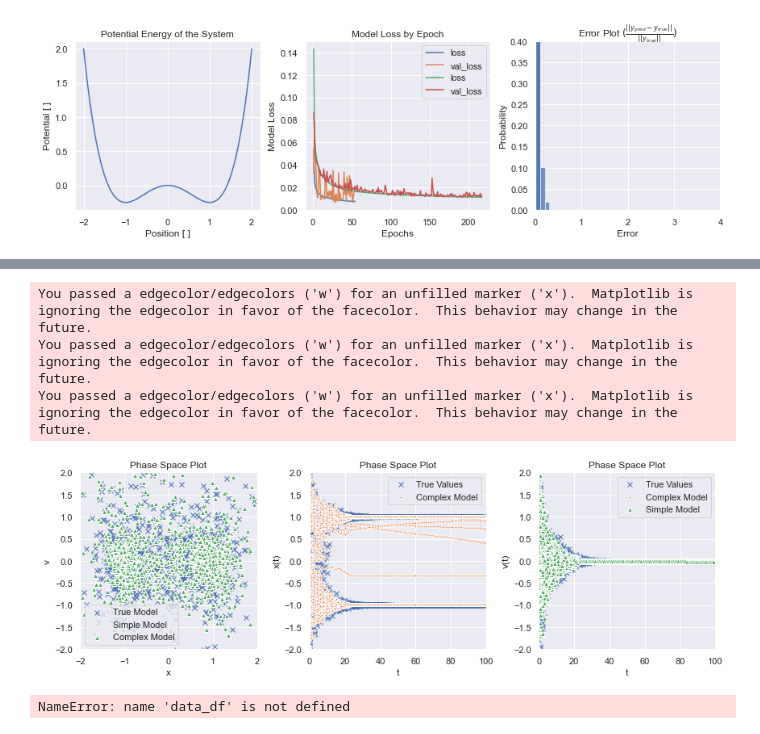
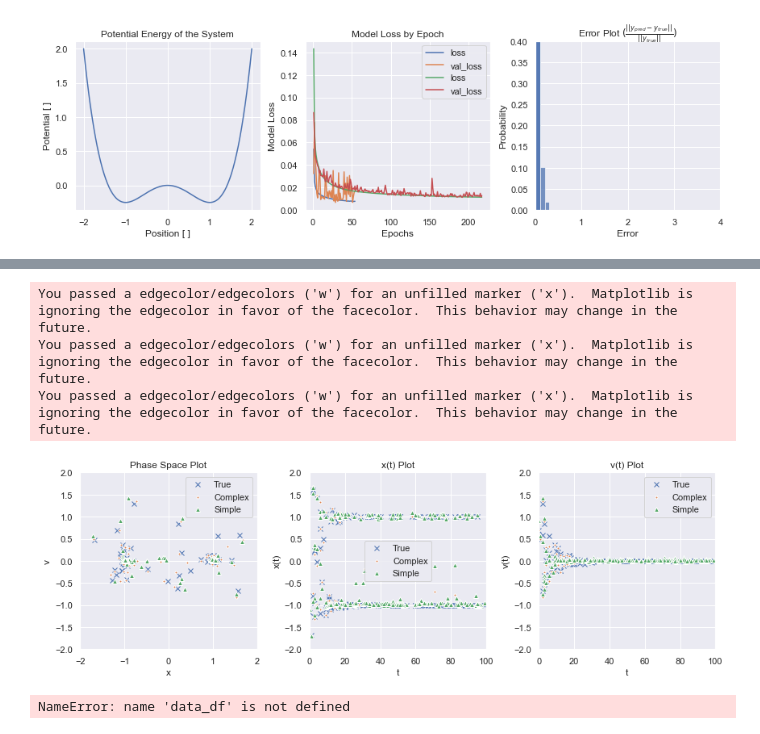
Before and after one commit to wgrosche/XAI, a Jupyter notebook: Plotting/Plotting_Notebook-Copy1.ipynb, the cells around one changed output, grey strips where cells are left out. Drawn from its saved outputs; the diff is of its cells as text; code cells hidden in the pictures.

```diff
--- a/Plotting/Plotting_Notebook-Copy1.ipynb
+++ b/Plotting/Plotting_Notebook-Copy1.ipynb
@@ -170,4 +215,10 @@ f.tight_layout()
+# %%
+choice = duffing.X_df[features].iloc[np.sort(np.random.choice(duffing.X_df[features].shape[0], 200, replace =False))]
 # %%
+y_pred = {"True" : pd.DataFrame(duffing.predict(big_df[features]), columns = duffing.labels)}
+model_plot = {"True" : pd.DataFrame(duffing.predict(choice), columns = duffing.labels)}
+plot_t = pd.DataFrame(duffing.scaler.inverse_transform(choice), columns = features)['t']
+
 f, axs = plt.subplots(1, 3, figsize=(12, 4), gridspec_kw=dict(width_ratios=[4,4,4]))
 
 x_potential = np.linspace(-2,2,100)
@@ -190,6 +241,10 @@ for model_ in ["Complex", "Simple"]:
     suffix = feature_setting + "_" + model_ + "_" + duffing.suffix
     model = tf.keras.models.load_model("Models/ArrayRuns/Models/Model"+suffix)
     history = pickle.load(open('Models/ArrayRuns/Models/TrainingHistory/'+suffix, "rb"))
+
+    y_pred[model_] = pd.DataFrame(model.predict(big_df[features]), columns = duffing.labels)
+    model_plot[model_] = pd.DataFrame(model.predict(choice), columns = duffing.labels)
+
     # evaluate NN performance
 
     """
@@ -202,10 +257,10 @@ for model_ in ["Complex", "Simple"]:
     epochs = range(1, len(loss) + 1)
 
     ## Make Prdictions on the Test Dataset
-    y_pred = pd.DataFrame(model.predict(big_df[features]), columns=['xt','vt'])
+    #y_pred = pd.DataFrame(model.predict(big_df[features]), columns=['xt','vt'])
 
-    pred_norm = np.linalg.norm(y_pred[['xt','vt']].values,axis=1)
-    true_norm = np.linalg.norm(y[['xt','vt']].values,axis=1)
+    pred_norm = np.linalg.norm(y_pred[model_][['xt','vt']].values,axis=1)
+    true_norm = np.linalg.norm(y_pred["True"][['xt','vt']].values,axis=1)
     hist_data = np.abs(pred_norm-true_norm)/np.abs(true_norm)
     hist_data = pd.DataFrame(hist_data, columns=['norm'])
 
@@ -247,7 +302,7 @@ for model_ in ["Complex", "Simple"]:
     axs[2].set_title(r"Error Plot $(\frac{||y_{pred}-y_{true}||}{||y_{true}||})$")
 
 
-    f.tight_layout()
+f.tight_layout()
 
     #f.savefig("Images/"+scenario+"/"+model_type+"Model/loss_"+suffix+".svg", dpi='figure')
 # %% [output]
@@ -281,2 +326,0 @@ y_pred_complex = pd.DataFrame(y_pred_complex, columns = duffing.labels)
-# %%
-plot_t = pd.DataFrame(duffing.scaler.inverse_transform(duffing.X_df[features]), columns = features)
@@ -283,68 +351,42 @@ plot_t = pd.DataFrame(duffing.scaler.inverse_transform(duffing.X_df[features]),
 # %%
 # Loss Plot ML Model
 f, axs = plt.subplots(1, 3, figsize=(12, 4), gridspec_kw=dict(width_ratios=[4,4,4]))
-
-
-# True Values Plot
-sns.scatterplot(data = y_pred_true.iloc[:,:], x = 'xt', y='vt',ax=axs[0],label='True Model',
-                marker='x', linewidth = 1)
-# Simple Values Plot
-sns.scatterplot(data = y_pred_simple.iloc[:,:], x='xt', y='vt',ax=axs[0],label='Simple Model',
-                marker='.', linewidth = 1)
-# Complex Values Plot
-sns.scatterplot(data = y_pred_complex.iloc[:,:], x='xt', y='vt',ax=axs[0], label='Complex Model',
-                marker='^', linewidth = 1)
+markers = {"True" : 'x', "Complex" : '.', "Simple" : '^'}
+for model_ in Model_types:
+    # phase space plot
+    sns.scatterplot(data = model_plot[model_].iloc[:200,:], x = 'xt', y='vt',ax=axs[0], label=model_,
+                marker=markers[model_], linewidth = 1)
+    # xt against time
+    sns.scatterplot(data = model_plot[model_].iloc[:200,:], x = plot_t[:200], y='xt',ax=axs[1],label=model_,
+                marker=markers[model_], linewidth = 1)
+    # vt against time
+    sns.scatterplot(data = model_plot[model_].iloc[:200,:], x = plot_t[:200], y='vt',ax=axs[2],label=model_,
+                marker=markers[model_], linewidth = 1)
 
 axs[0].set(xlim=(-2, 2), ylim=(-2, 2))
 axs[0].set_xlabel('x')
 axs[0].set_ylabel('v')
 axs[0].set_title("Phase Space Plot")
 
-
-
-# plots of x and v against time
-
-
-# xt plot
-# True Values Plot
-sns.scatterplot(data = y_pred_true.iloc[:,:], x = plot_t['t'], y='xt',ax=axs[1],label='True Values',
-                marker='x', linewidth = 1)
-# Complex Values Plot
-sns.scatterplot(data = y_pred_complex.iloc[:,:], x=plot_t['t'], y='xt',ax=axs[1],label='Complex Model',
-                marker='.', linewidth = 1)
-# Simple Values Plot
-sns.scatterplot(data = y_pred_simple.iloc[:,:], x=plot_t['t'], y='xt',ax=axs[1],label='Simple Model',
-                marker='^', linewidth = 1)
-
 axs[1].set(xlim=(0, 100), ylim=(-2, 2))
 axs[1].set_xlabel('t')
 axs[1].set_ylabel('x(t)')
-axs[1].set_title("Phase Space Plot")
-
-# vt plot
-# True Values Plot
-sns.scatterplot(data = y_pred_true.iloc[:,:], x = plot_t['t'], y='vt',ax=axs[2],label='True Values',
-                marker='x', linewidth = 1)
-# Complex Values Plot
-sns.scatterplot(data = y_pred_complex.iloc[:,:], x=plot_t['t'], y='vt',ax=axs[2],label='Complex Model',
-                marker='.', linewidth = 1)
-# Simple Values Plot
-sns.scatterplot(data = y_pred_simple.iloc[:,:], x=plot_t['t'], y='vt',ax=axs[2],label='Simple Model',
-                marker='^', linewidth = 1)
+axs[1].set_title("x(t) Plot")
 
 axs[2].set(xlim=(0, 100), ylim=(-2, 2))
 axs[2].set_xlabel('t')
 axs[2].set_ylabel('v(t)')
-axs[2].set_title("Phase Space Plot")
+axs[2].set_title("v(t) Plot")
+
 
 f.tight_layout()
 
 #f.savefig("Images/"+scenario+"/"+model_type+"Model/model_predictions_"+suffix+".svg", dpi='figure')
 # %% [output]
 You passed a edgecolor/edgecolors ('w') for an unfilled marker ('x').  Matplotlib is ignoring the edgecolor in favor of the facecolor.  This behavior may change in the future.
 You passed a edgecolor/edgecolors ('w') for an unfilled marker ('x').  Matplotlib is ignoring the edgecolor in favor of the facecolor.  This behavior may change in the future.
 You passed a edgecolor/edgecolors ('w') for an unfilled marker ('x').  Matplotlib is ignoring the edgecolor in favor of the facecolor.  This behavior may change in the future.
-[figure, old version]
+[figure, new version]
 # %%
 big_df = data_df.iloc[300:600,:]
 # %% [output]
```
Also changed, not shown: parts of 16 cells of this notebook, 3 other files.
